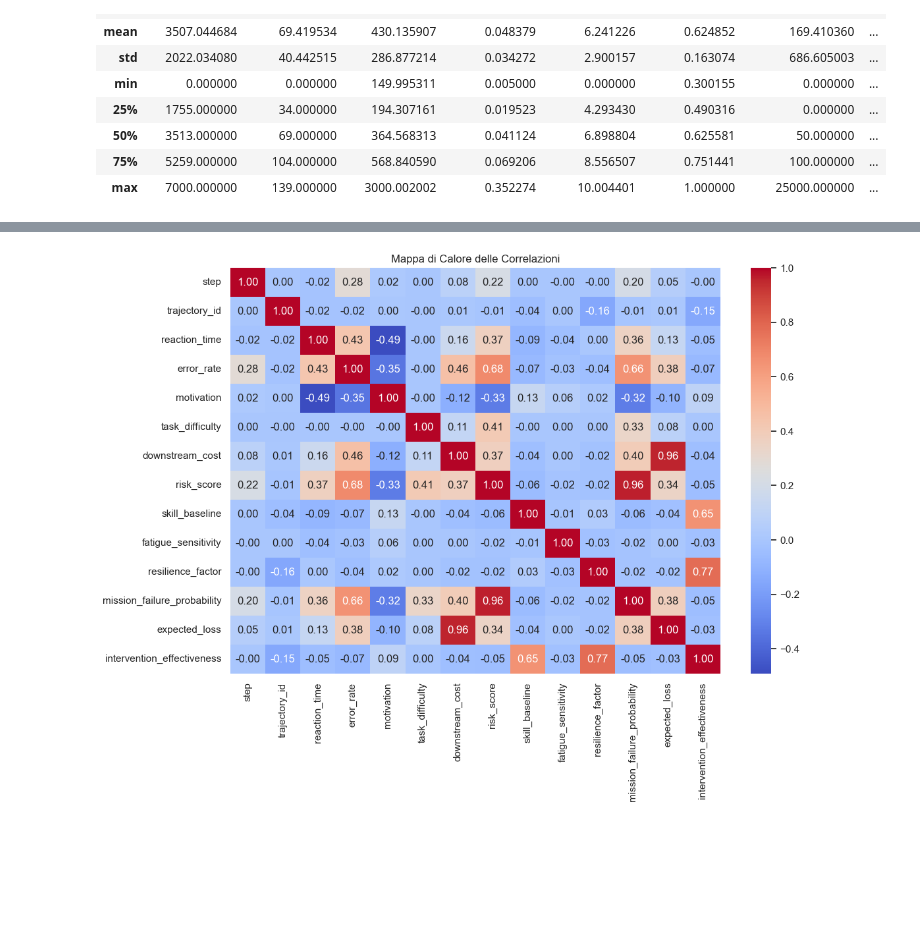
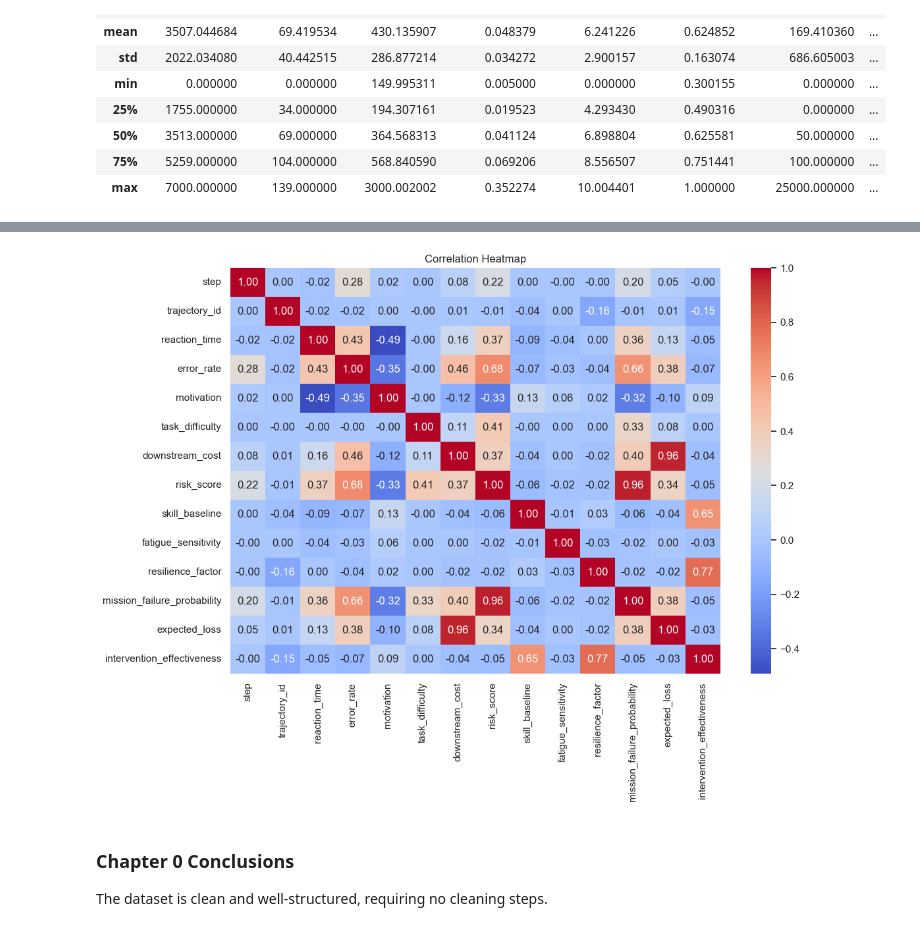
Before and after one commit to vinfabbricatore-boop/human-performance-data-analysis, a Jupyter notebook: notebooks/01_data_exploration.ipynb, the cells around one changed output, grey strips where cells are left out. Saved outputs shown, nothing was run; the diff lists cells and outputs as text; code cells hidden in the pictures; blank space fills up the shorter version.

```diff
--- a/notebooks/01_data_exploration.ipynb
+++ b/notebooks/01_data_exploration.ipynb
@@ -94,15 +122,18 @@ plt.show()
 # %%
-# Prepariamo una tela abbastanza grande per contenere tutte le variabili
+# Set a figure size large enough to accommodate all variables
 plt.figure(figsize=(12, 8))
 
-# Calcoliamo la matrice di correlazione
-matrice_correlazione = df.corr(numeric_only=True)
+# Calculate the correlation matrix
+correlation_matrix = df.corr(numeric_only=True)
 
-# Disegniamo la mappa di calore
-sns.heatmap(matrice_correlazione, cmap="coolwarm", annot=True, fmt=".2f")
+# Plot the heatmap
+sns.heatmap(correlation_matrix, cmap="coolwarm", annot=True, fmt=".2f")
 
-# Aggiungiamo il titolo e mostriamo il grafico
-plt.title("Mappa di Calore delle Correlazioni")
+# Add title and display the plot
+plt.title("Correlation Heatmap")
 plt.show()
 # %% [output]
-[figure, old version]
+[figure, new version]
+# %% [markdown]
+### Chapter 0 Conclusions
+The dataset is clean and well-structured, requiring no cleaning steps.
```
Also changed, not shown: parts of 13 cells of this notebook, 1 other file.
